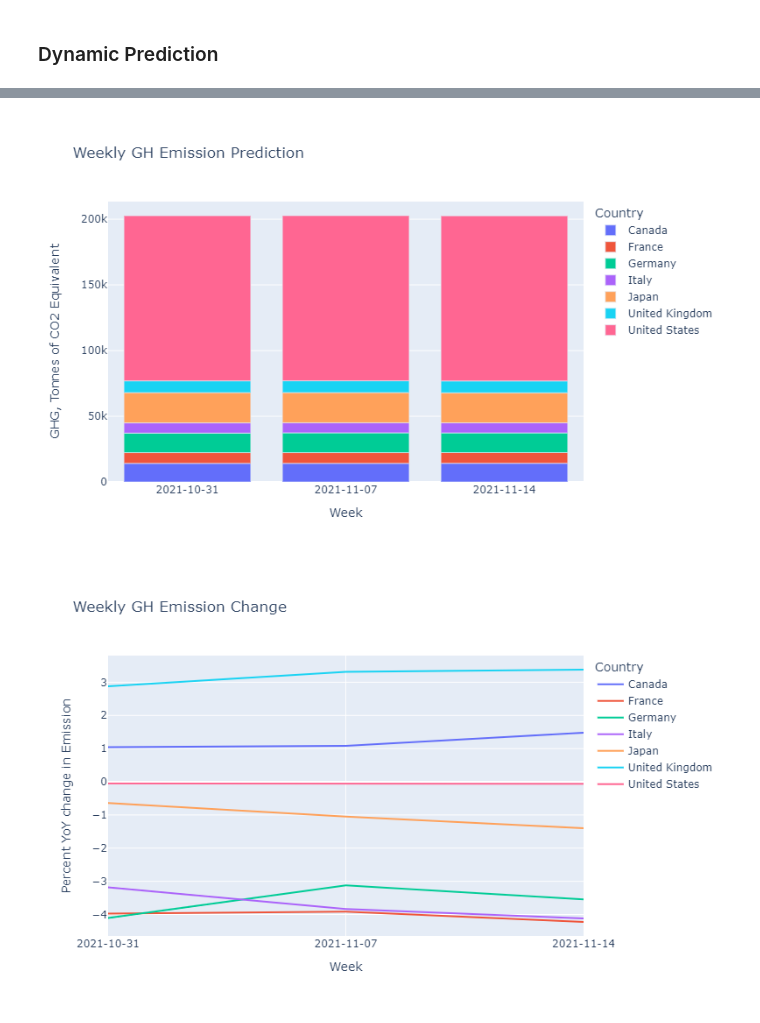
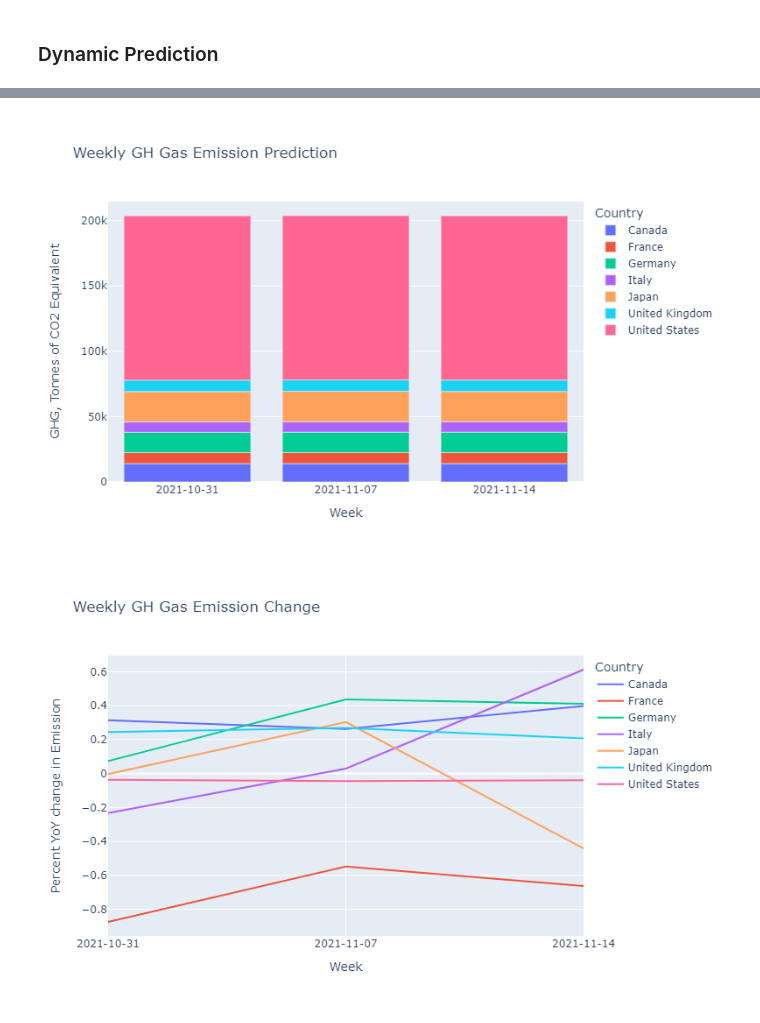
Before and after one commit to yeununchoo/GHGEmission, a Jupyter notebook: src/Weekly_GHG.ipynb, the cells around one changed output, grey strips where cells are left out. Drawn from its saved outputs; the diff is of its cells as text; code cells hidden in the pictures.

Commit message:
Changed tracker metric from yoy to yo2y, fixed a few typos

```diff
--- a/src/Weekly_GHG.ipynb
+++ b/src/Weekly_GHG.ipynb
@@ -77,10 +77,10 @@ countries_g7 = ['Canada', 'France', 'Germany','Italy',
 weeks = get_past_n_sundays(n_sundays = 2)
 # %%
 def dynamic_data_filter(countries_list, weeks_list):
-    df_weekly = df_weekly_raw[['region', 'date', 'Tracker (yoy)']].copy()
+    df_weekly = df_weekly_raw[['region', 'date', 'Tracker (yo2y)']].copy()
     df_weekly = df_weekly.rename(columns = {"region": "Country",
                                             "date": "Week",
-                                            "Tracker (yoy)": "GDP_Change"})
+                                            "Tracker (yo2y)": "GDP_Change"})
 
     df_weekly = df_weekly[df_weekly["Week"] > '2021-10-01']
     df_weekly["Week"] = df_weekly["Week"].astype(str)
@@ -261,6 +260,9 @@ df_static["log(GHG)"] = np.log(df_static["GHG"])
 df_static["log(GDP)"] = np.log(df_static["GDP"])
 # %%
 from sklearn.linear_model import LinearRegression
+# %%
+each_country = 'Canada'
+df_linreg = df_static[df_static["Country"] == each_country]
 # %%
 coef_list = []
 for each_country in countries_g7:
@@ -354,7 +357,7 @@ fig02 = px.bar(df_weekly,
                x = "Week",
                y = "GHG_weekly",
                color = "Country",
-               title = "Weekly GH Emission Prediction",
+               title = "Weekly GH Gas Emission Prediction",
                labels={'GHG_weekly':'GHG, Tonnes of CO2 Equivalent'},
                width = 700,
                height = 500
@@ -364,20 +367,20 @@ fig02.update_layout(xaxis_type='category')
 
 fig02.show()
 # %% [output]
-[figure, old version]
+[figure, new version]
 # %%
 fig03 = px.line(df_weekly,
                x = "Week",
                y = "GHG_Change",
                color = "Country",
-               title = "Weekly GH Emission Change",
+               title = "Weekly GH Gas Emission Change",
                labels={'GHG_Change':'Percent YoY change in Emission'},
                width = 700,
                height = 500
               )
 
 fig03.update_layout(xaxis_type='category')
 
 fig03.show()
 # %% [output]
-[figure, old version]
+[figure, new version]
```
Also changed, not shown: parts of 5 cells of this notebook, 1 other file.
